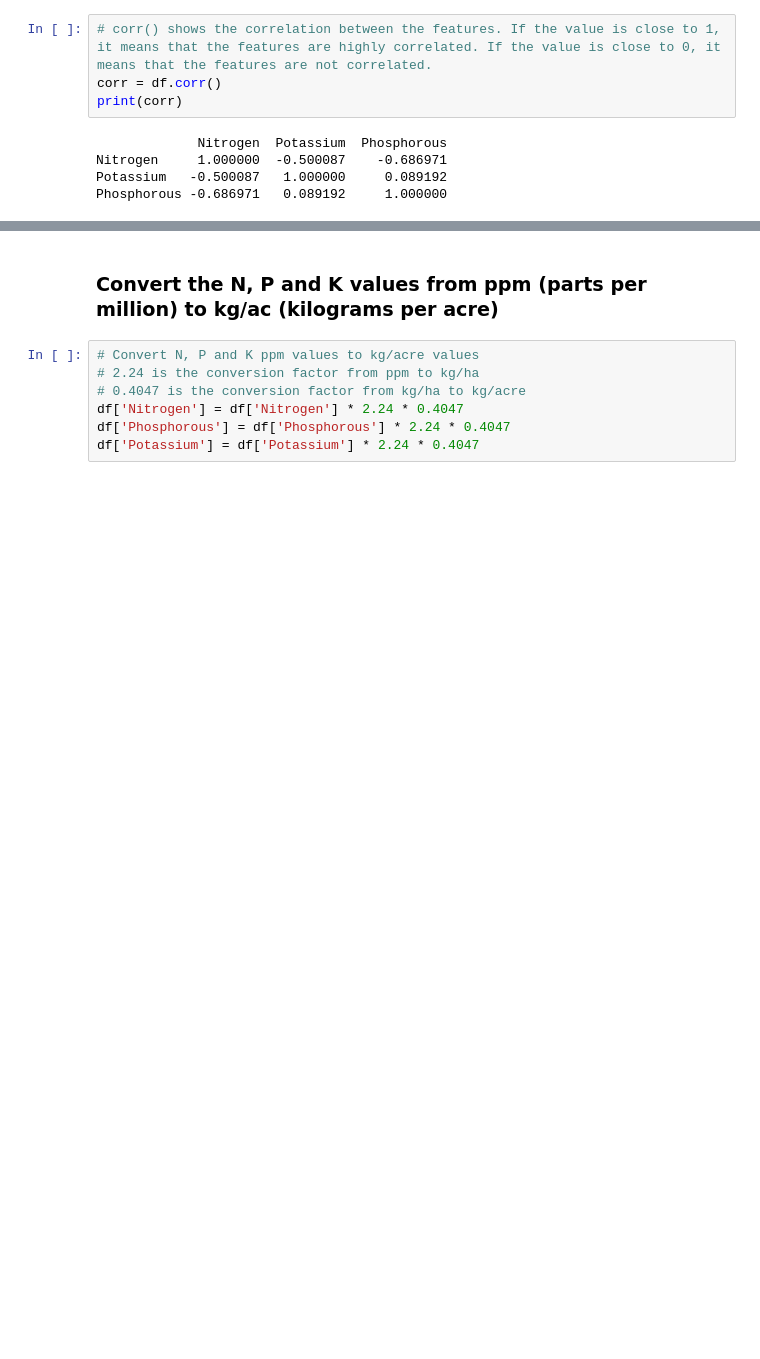
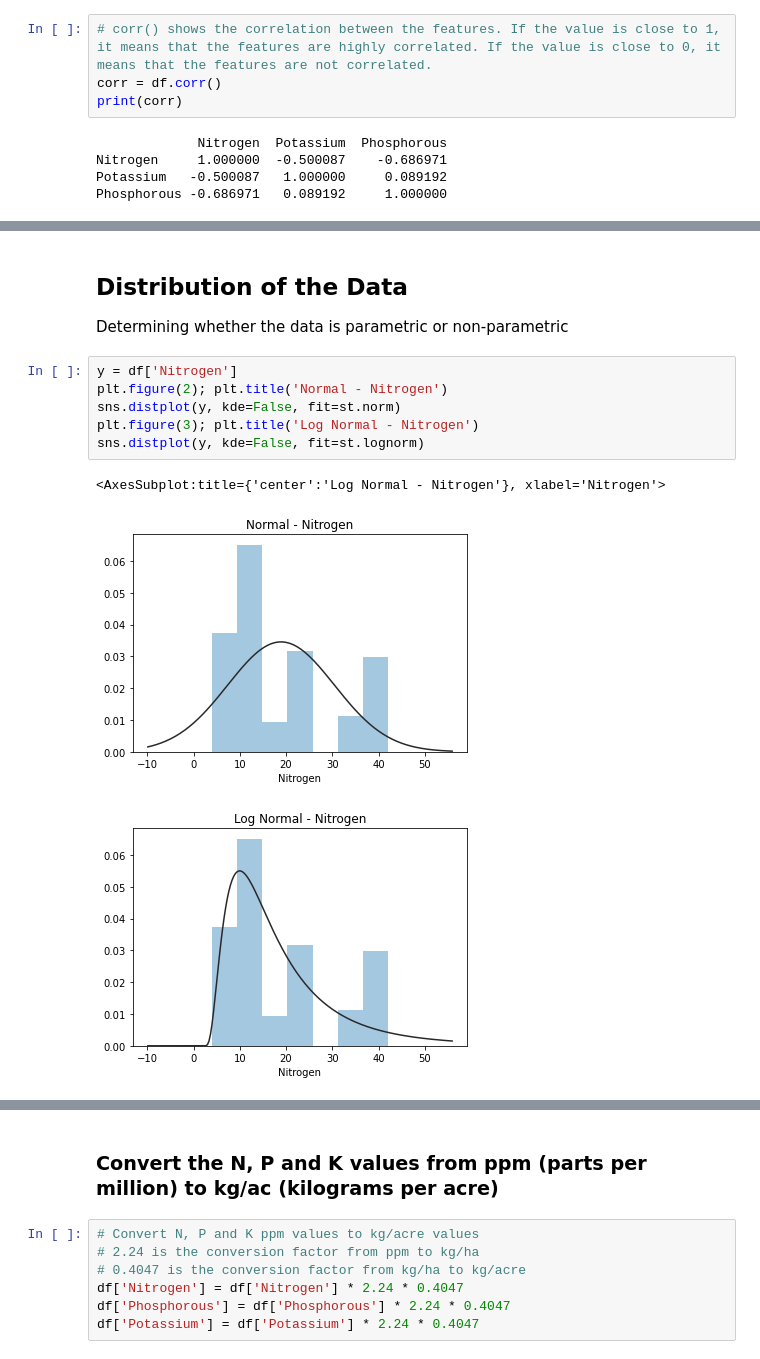
Before and after one commit to joykangangi/OrganiXpert, a Jupyter notebook: ML_Development/EDA/OrganiXpert.ipynb, the cells around one changed output, grey strips where cells are left out. Cells and saved outputs as stored; diff of their text form; blank space fills up the shorter version.

```diff
--- a/ML_Development/EDA/OrganiXpert.ipynb
+++ b/ML_Development/EDA/OrganiXpert.ipynb
@@ -142,3 +143,16 @@ Tobacco         7
 Ground Nuts     7
 Maize           6
 Name: Crop_Type, dtype: int64
+# %% [markdown]
+## Distribution of the Data
+Determining whether the data is parametric or non-parametric
+# %%
+y = df['Nitrogen']
+plt.figure(2); plt.title('Normal - Nitrogen')
+sns.distplot(y, kde=False, fit=st.norm)
+plt.figure(3); plt.title('Log Normal - Nitrogen')
+sns.distplot(y, kde=False, fit=st.lognorm)
+# %% [output]
+<AxesSubplot:title={'center':'Log Normal - Nitrogen'}, xlabel='Nitrogen'>
+[figure, added]
+[figure, added]
```
Also changed, not shown: parts of 14 cells of this notebook, 5 other files.
